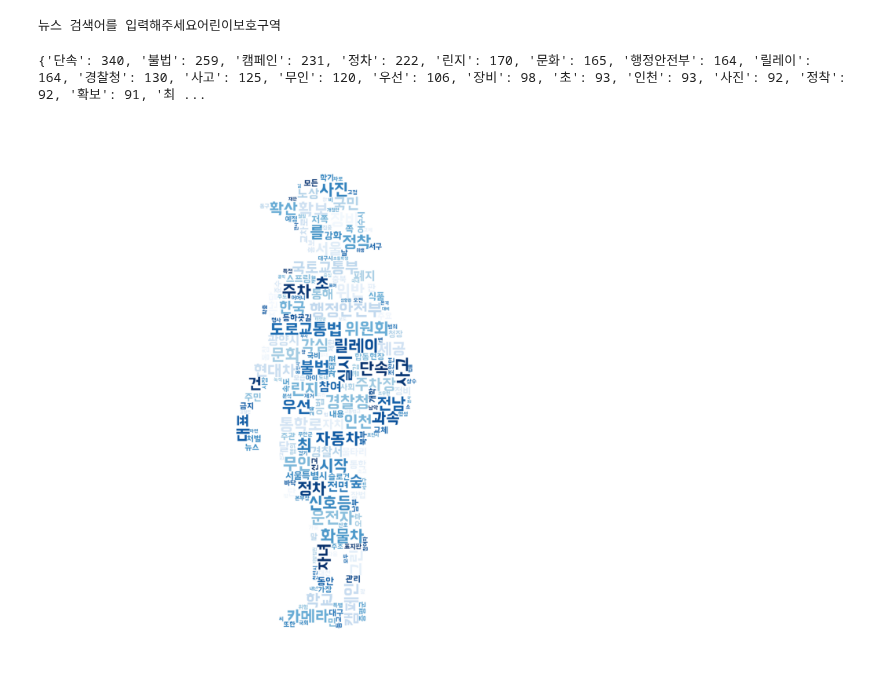
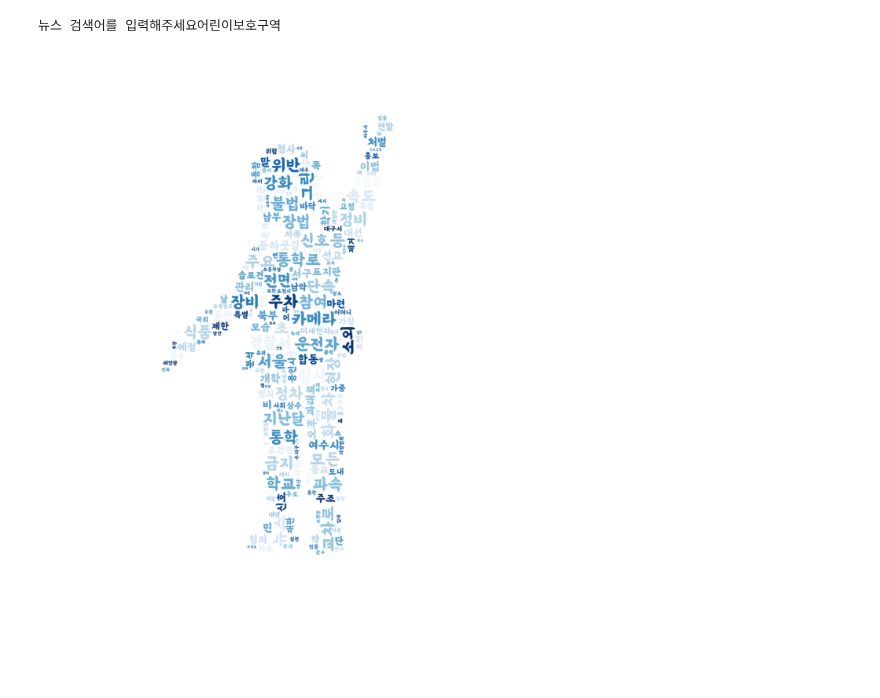
Before and after one commit to y7y1h13/StatisticsAnal, a Jupyter notebook: newPan/프로젝트/크롤링 뉴스 연습.ipynb, the cells around one changed output. Saved outputs shown, nothing was run; the diff lists cells and outputs as text; code cells hidden in the pictures; blank space fills up the shorter version.

```diff
--- a/newPan/프로젝트/크롤링 뉴스 연습.ipynb
+++ b/newPan/프로젝트/크롤링 뉴스 연습.ipynb
@@ -116,10 +116,10 @@ def Wordcloud(data , savename , maskname=''):
         noun_text = noun_text +' ' + word
 
     if maskname == '':
-        wc = WordCloud( font_path='font/BMHANNAPro.ttf' , background_color='white', max_font_size=60, colormap='Blues').generate(noun_text)
+        wc = WordCloud( font_path='font/BMEULJIROTTF.ttf' , background_color='white', max_font_size=60, colormap='Blues').generate(noun_text)
     else:
         maskimg = np.array(Image.open(maskname))
-        wc = WordCloud(font_path='font/BMHANNAPro.ttf' , background_color='white', mask=maskimg, max_font_size=60, colormap='Blues').generate(noun_text)
+        wc = WordCloud(font_path='font/BMEULJIROTTF.ttf' , background_color='white', mask=maskimg, max_font_size=60, colormap='Blues').generate(noun_text)
 
 #     wc.generate_from_frequencies(data)
     plt.figure(figsize=(20,10))
@@ -136,13 +136,13 @@ rtext = get_text(bdata)
 # %%
 #부정어사전 추가
 import pandas as pd
-n = pd.read_csv('./neg_pol_word.csv',sep='\n')
+n = pd.read_csv('data2/neg_pol_word.csv',sep='\n')
 nag = []
 for i in n['0']:
     nag.append(i)
 # %%
 #부정어사전 추가
-p = pd.read_csv('./pos_pol_word.csv',sep='\n')
+p = pd.read_csv('data2/pos_pol_word.csv',sep='\n')
 pos = []
 for i in p['0']:
     pos.append(i)
@@ -154,7 +154,11 @@ stopwords = ['보호','스쿨존','구역','노인','어린이','등','교통','
             '존','완료','대한','투입','공단','기자','대해','지난','마을','로','수','총','시행','조성','추진','공원','경찰정','경찰','충남',
             '회','또','군','신규','계획','안','광주시','시스템','생활','활동','중구','어르신','윤','실버','서울시회관','경우','통행','기준','어린이집',
             '진행','구','경기도','만','윤','복지관','아산시','대책','기관','인근','행사','점검','부과','지원','대폭','도시','억원','횡단보도','전통','도',
-            '서울시','시장','회관','운영','가운데','민주당','공사','제조','요양원','개정','이상','규칙','고','지자체','앞','억만원','운전']
+            '서울시','시장','회관','운영','가운데','민주당','공사','제조','요양원','개정','이상','규칙','고','지자체','앞','억만원','운전',
+            '자동차','릴레이','광양시','주차장','린지','인천','위원회','사진','행정안전부','도로교통법','확보','우산','정착','캠페인','무인','주민',
+            '보험','울타리','문화','노상','전남','청장','를','우선','체결','카펫','확산','주민','무인','경찰청','초록','현대차','충북','국비','통해','합동대선',
+            '사고','교체','내용','경기','최','옐로','한국','대표','나눔','건','계층','폐지','자녀','봉사','자치','달','스프링','시작',
+            '국토교통부','제공','건','대구','손해','본부장','어린이재단','판','숲','서울특별시','협약','국민']
 
 #불용어사전 추가
 for i in stopwords:
@@ -173,10 +177,9 @@ def get_tags(text, ntags=50):
             del words[i]
     return words
 # %%
-rtags = get_tags(rtext, ntags=300)
+rtags = get_tags(rtext, ntags=400)
 # print(rtags)
 
-Wordcloud(rtags, '실버존','mask/mask3.png')
+Wordcloud(rtags, '어린이보호구역','mask/mask3.jpeg')
 # %% [output]
-{'단속': 340, '불법': 259, '캠페인': 231, '정차': 222, '린지': 170, '문화': 165, '행정안전부': 164, '릴레이': 164, '경찰청': 130, '사고': 125, '무인': 120, '우선': 106, '장비': 98, '초': 93, '인천': 93, '사진': 92, '정착': 92, '확보': 91, '최 ...
-[figure, old version]
+[figure, new version]
```
Also changed, not shown: 2 other files.
